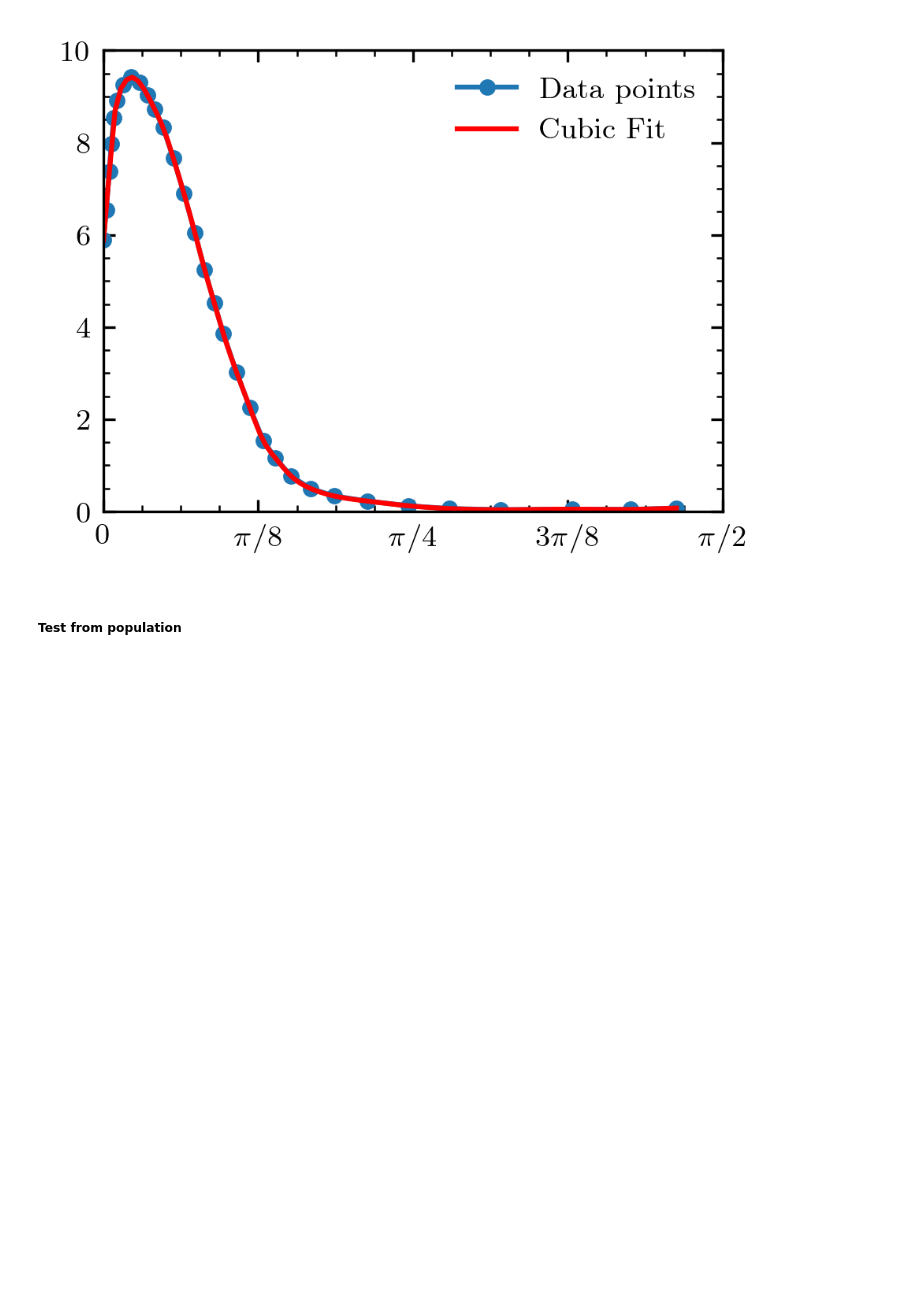
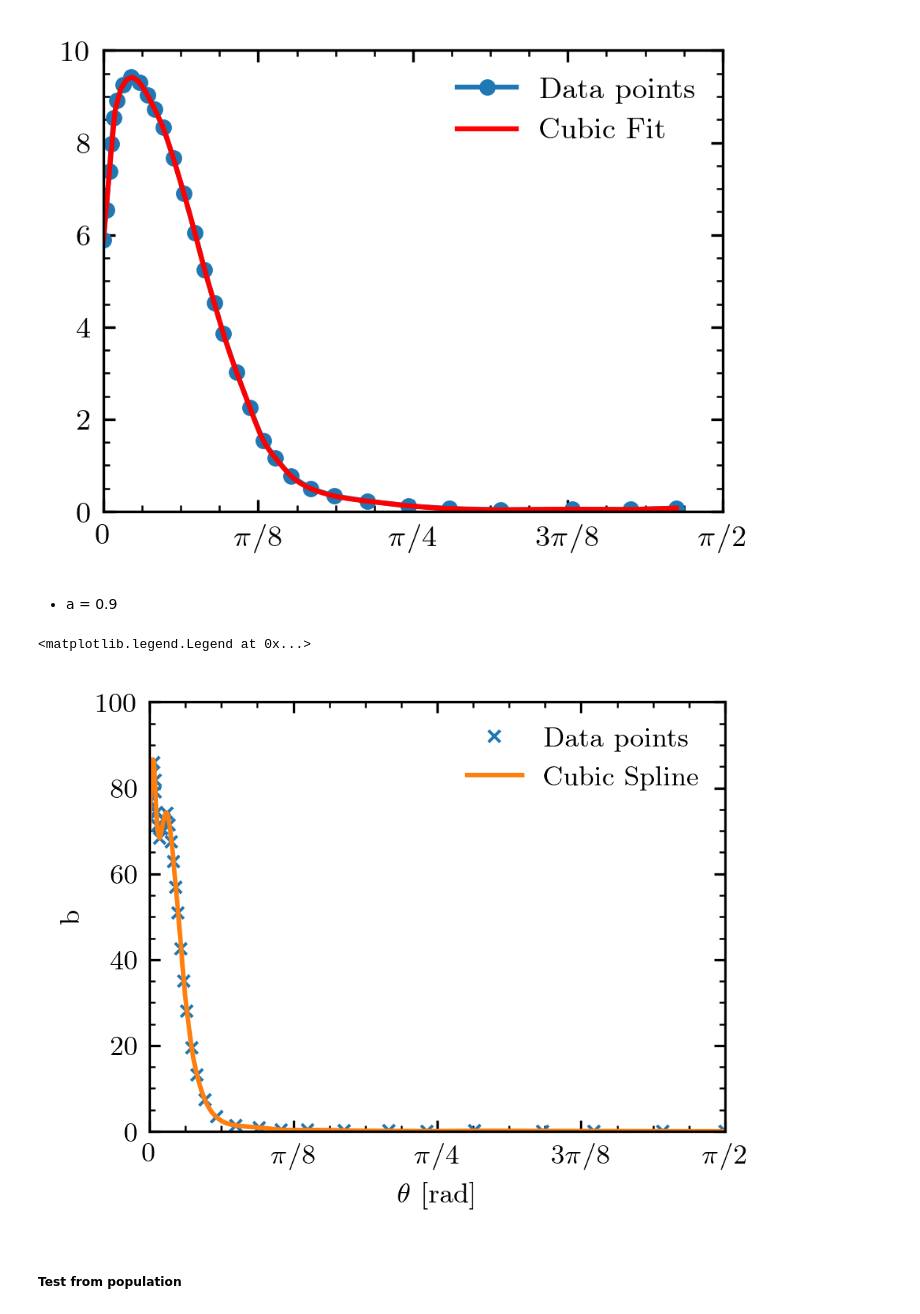
Before and after one commit to AArn80/Master_thesis, a Jupyter notebook: XLF_functions.ipynb, the cells around one changed output. Saved outputs shown, nothing was run; the diff lists cells and outputs as text; code cells hidden in the pictures; blank space fills up the shorter version.

```diff
--- a/XLF_functions.ipynb
+++ b/XLF_functions.ipynb
@@ -3229,6 +3602,51 @@ plt.legend()
 plt.show()
 # %% [output]
 [figure]
+# %% [markdown]
+- a = 0.9
+# %%
+from scipy.interpolate import CubicSpline
+
+x = np.array([0.0008687303164367126, 0.0025252076147270546, 0.004233219762297541, 0.0057866273620275945,
+     0.011963447154319136, 0.015026089625824836, 0.016785636622675466, 0.018928013928464306,
+     0.021548929120425914, 0.027269297390521897, 0.033895206583683266, 0.03952722939787043,
+     0.04835441286742651, 0.05453123265971806, 0.06048718881223755, 0.0657584676814637,
+     0.07234020414667067, 0.0784728512110078, 0.08679941043041392, 0.09377870144721055,
+     0.10243655612627475, 0.11550432147945411, 0.13022120200959808, 0.15186583870725856,
+     0.18278674827534494, 0.2350578096880624, 0.3006543107003599, 0.35896231160018,
+     0.43096385816586685, 0.5321194051814637, 0.6531526797765447, 0.7574003177489502,
+     0.887268137934913, 1.0740083453621776, 1.2133880263009897, 1.4016521928426815,
+     1.5716435742538992])
+
+y = np.array([73.04780615586117, 76.90047010945833, 80.38946580596875, 83.168198615399,
+     85.87436850968285, 81.82791888857705, 79.01077041818692, 74.21905697445972,
+     71.15434091121713, 68.33719244082702, 70.4713958274862, 72.83267845448592,
+     74.03380812049771, 71.42154317522687, 67.49802366919263, 62.83692347272898,
+     56.819323603704746, 50.896482365048186, 42.54235662830948, 34.96166619889606,
+     28.046847226120313, 19.422104499953228, 13.070715221255497, 7.282755636635798,
+     3.338747778089626, 1.3940616521657745, 0.8938043783328737, 0.38330292824399237,
+     0.3337894096734999, 0.19207830479932397, 0.0956123117223342, 0.050367199925162254,
+     0.11439330152494165, 0.08536813546636779, 0.07597764056507117, 0.015366264383942507,
+     0.006829450837315676])
+
+cs09 = CubicSpline(x, y, bc_type='natural')
+
+theta = np.linspace(0, np.pi/2, 1000)
+
+
+plt.plot(x, y, 'x', label='Data points')
+plt.plot(theta, cs09(theta), label='Cubic Spline')
+
+plt.xticks(np.arange(0, np.pi/2 + 0.1, np.pi/8), labels=[r'$0$', r'$\pi/8$', r'$\pi/4$', r'$3\pi/8$', r'$\pi/2$'])
+
+plt.xlim(0,np.pi/2)
+plt.ylim(0,100)
+plt.xlabel(r'$\theta$ [rad]', fontsize = 9)
+plt.ylabel('b', fontsize=9)
+plt.legend()
+# %% [output]
+<matplotlib.legend.Legend at 0x...>
+[figure, added]
 # %% [markdown]
 ##### Test from population
 # %%
```
Also changed, not shown: parts of 47 cells of this notebook.
